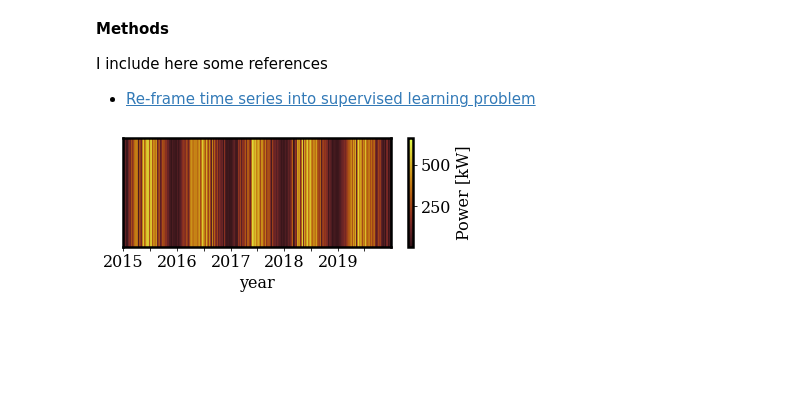
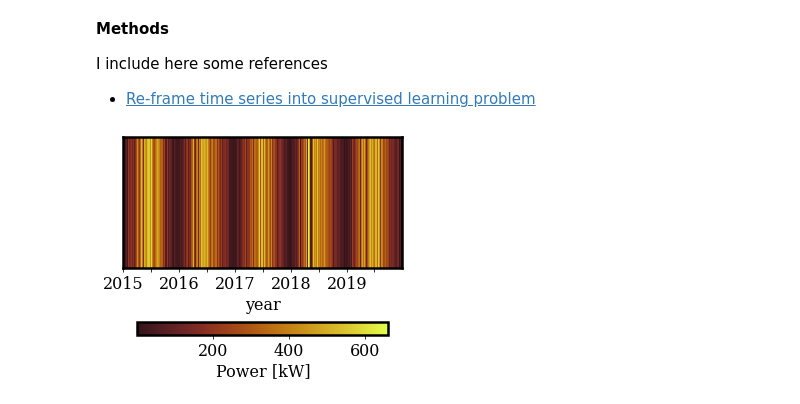
Before and after one commit to Rufski/S2DS-EPRI, a Jupyter notebook: notebooks/5.0-mb-visualization.ipynb, the cells around one changed output. Saved outputs shown, nothing was run; the diff lists cells and outputs as text; code cells hidden in the pictures; blank space fills up the shorter version.

```diff
--- a/notebooks/5.0-mb-visualization.ipynb
+++ b/notebooks/5.0-mb-visualization.ipynb
@@ -38,7 +41,7 @@ for name in synth_name:
 # %% [markdown]
 One synthetic type
 # %%
-name    = synth_name[3]
+name    = synth_name[-1]
 
 days    = np.unique(df[name].index.date)
 minutes = np.unique(df[name].minute_of_day)
@@ -46,9 +49,9 @@ minutes = np.unique(df[name].minute_of_day)
 yi, xi  = np.meshgrid(minutes, days)
 zi      = df[name].Power.to_numpy()
 
-fig, ax = plt.subplots(figsize=(10, 4))
+fig, ax = plt.subplots(figsize=(5, 4))#figsize=(10, 4))
 im = ax.pcolormesh(xi, yi, zi.reshape(xi.shape), cmap=cmap, rasterized=True)
-fig.colorbar(im, label="Power [kW]")
+fig.colorbar(im, label="Power [kW]", orientation="horizontal", pad=0.25, shrink=0.9)
 
 labels_x = [item.get_text() for item in ax.get_xticklabels()]
 labels_y = [item.get_text() for item in ax.get_yticklabels()]
@@ -58,5 +61,5 @@ ax.set_yticklabels(labels_y)
 ax.set_xticklabels(labels_x)#, rotation=45)
 ax.set_xlabel("year")
 ax.set_ylabel("time of day")
-fig.savefig("../../plots/power_" + name + ".png", bbox_inches='tight')
+fig.savefig("../../plots/power_" + name + ".png", bbox_inches='tight', transparent=True)
 # %% [output]
@@ -136,30 +139,30 @@ cmap_output = cmocean.cm.ice
 # %%
 name    = synth_name[-1]
 
 days      = np.unique(df[name].index.date)
 minutes   = np.unique(df[name].minute_of_day)
 power_day = df_day[name].Power.to_numpy()
 
 yi, xi    = np.meshgrid(minutes, days)
 zi        = df[name].Power.to_numpy()
 zi        = zi.reshape(xi.shape)
 
 for j in range(len(days)):
     zi[j, :] = power_day[j]
 
-fig, ax = plt.subplots(figsize=(6, 2))
+fig, ax = plt.subplots(figsize=(5, 4))#6, 2))
 im = ax.pcolormesh(xi, yi, zi, cmap=cmap_input, rasterized=True)
-fig.colorbar(im, label="Power [kW]")
+fig.colorbar(im, label="Power [kW]", orientation="horizontal", pad=0.25, shrink=0.9)
 
 labels_x = [item.get_text() for item in ax.get_xticklabels()]
 labels_y = [item.get_text() for item in ax.get_yticklabels()]
 labels_y = ["", "", ""]
 labels_x = ["2015", "", "2016", "", "2017", "", "2018", "", "2019", ""]
 ax.set_yticklabels(labels_y)
 ax.set_xticklabels(labels_x)#, rotation=45)
 ax.set_xlabel("year")
 ax.yaxis.set_visible(False)
 #ax.set_ylabel("time of day")
-fig.savefig("../../plots/power_" + name + "_downsampling_input.png", bbox_inches='tight')
+fig.savefig("../../plots/power_" + name + "_downsampling_input.png", bbox_inches='tight', transparent=True)
 # %% [output]
-[figure, old version]
+[figure, new version]
```
Also changed, not shown: parts of 11 cells of this notebook.
